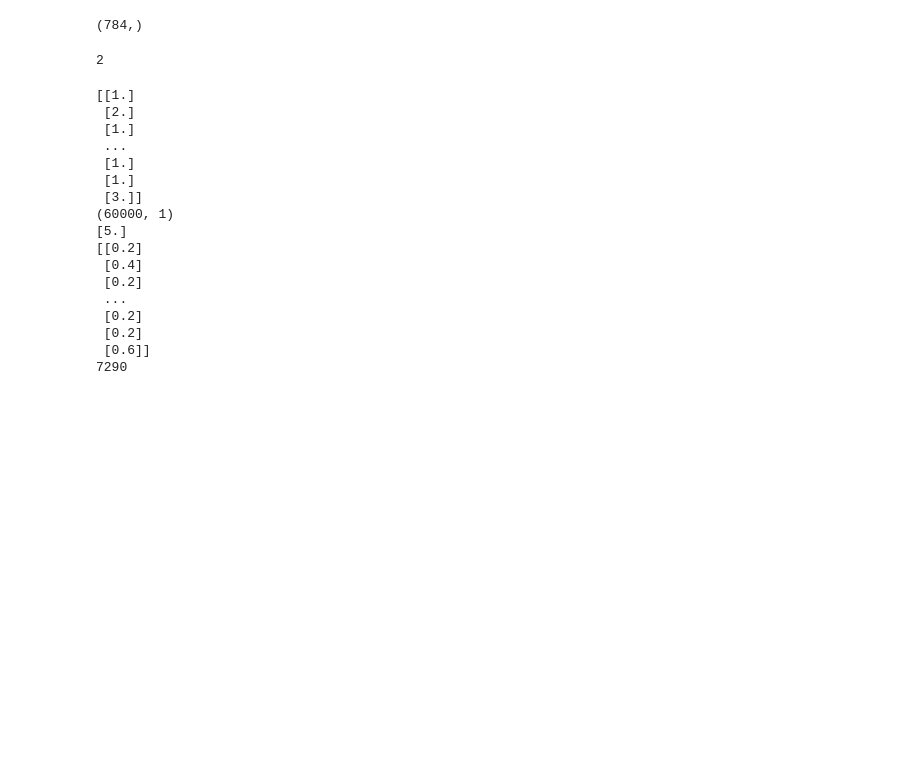
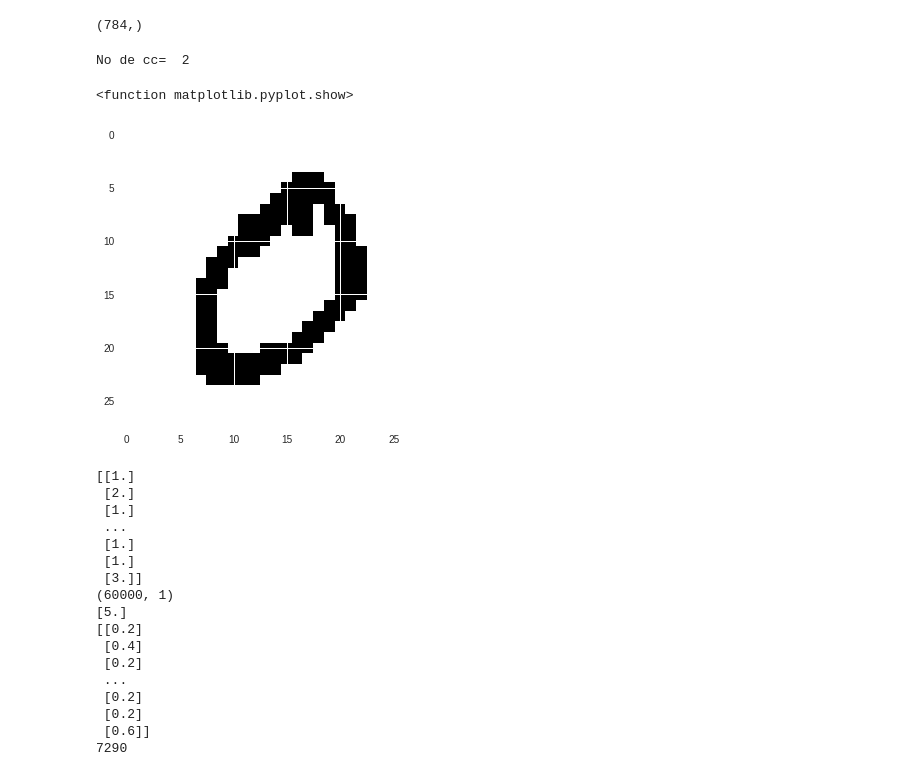
Before and after one commit to rvalienter90/UCF, a Jupyter notebook: CAP-5610_MACHINE LEARNING/HW1/HW1.ipynb, the cells around one changed output. Drawn from its saved outputs; the diff is of its cells as text; code cells hidden in the pictures; blank space fills up the shorter version.

Commit message:
Created using Colaboratory, functions update

```diff
--- a/CAP-5610_MACHINE LEARNING/HW1/HW1.ipynb
+++ b/CAP-5610_MACHINE LEARNING/HW1/HW1.ipynb
@@ -697,10 +672,10 @@ plt.show()
 #Train
 train_images_b, train_labels_original, test_images_b, test_labels_original=load_data()
 Y=my_own_categorical(train_labels_original)
-Wi = {}
+Wi = np.zeros((train_images_b.shape[1],10))
 for i in range(10):
   print("Digit ", i)
-  Wi[i] = train_model_ce(train_images_b, Y[:,i].reshape(-1,1), 0.001, 40, 20)
+  Wi[:,i] = train_model_ce(train_images_b, Y[:,i].reshape(-1,1), 0.001, 64, 20).reshape(train_images_b.shape[1],)
 # %% [output]
 Digit  0
 train model ce
@@ -722,7 +697,15 @@ Epoch  19  Loss = 0.002017806186604064
 # %%
-#Evaluation
+
+#Evaluation independent
 for i in range (10):
-  Y_estimated = (forward_sigmoid(test_images_b, Wi[i])>0.5)
-  accuracy = np.sum((Y_estimated == (test_labels_original == i).reshape(-1,1)))/test_labels_original.shape[0]
+  Y_predicted = (forward_sigmoid(test_images_b, Wi[:,i].reshape(test_images_b.shape[1],-1))>0.6)
+  accuracy = np.sum((Y_predicted == (test_labels_original == i).reshape(-1,1)))/test_labels_original.shape[0]
   print ("Digit ", i, "Accuracy", accuracy)
+
+
+# Evaluation total
+predicted_labels_testw=np.argmax(forward_sigmoid(test_images_b,Wi),axis=1).astype('uint8')
+wrong_indices_test = [i for i in range(test_images_b.shape[0]) if predicted_labels_test[i] != test_labels_original[i]]
+acc_test=1.0 - len(wrong_indices_test) / test_images_b.shape[0]
+print("Test acc= ",acc_test)
 # %% [output]
@@ -749,13 +733,7 @@ m,n=train_images.shape
 train_images_b = np.c_[np.ones((m, 1)), train_images]
 
 
-train_labels_i=np.zeros((m,10))
-for i in range(0,9):
-
-  train_labels_i_temp=train_labels_original==i
-  train_labels_i_temp=train_labels_i_temp.astype('int')
-  train_labels_i[:,i]=train_labels_i_temp
-
+train_labels_i=my_own_categorical(train_labels_original)
 
 np.random.seed(42)
 initial_weight = np.random.randn(n+1,10)
@@ -806,7 +784,8 @@ o=np.ones((3,3))-np.arange(3)
 ii=np.eye(3)
 #print(ii)
 # %%
-
+train_labels_i=my_own_categorical(train_labels_original)
+initial_weight=np.zeros((train_images_b.shape[1],10))
 # number of epochs
 epochs = 20
 # learning rate
@@ -1152,35 +1189,40 @@ train_images[0].shape
 def Safe(r,c, i, j, visited,im):
   return (i >= 0 and i < r and
             j >= 0 and j < c and
             not visited[i][j] and im[i][j])
 def DFS(r,c,i, j, visited,im):
     rowNbr = [-1, -1, -1,  0, 0,  1, 1, 1];
     colNbr = [-1,  0,  1, -1, 1, -1, 0, 1];
 
     visited[i][j] = True
     for k in range(8):
         if Safe(r,c,i + rowNbr[k], j + colNbr[k], visited,im):
             DFS(r,c,i + rowNbr[k], j + colNbr[k], visited,im)
 
 def countCC(r,c,im):
 
     visited = [[False for j in range(c)]for i in range(r)]
     count = 0
     for i in range(r):
         for j in range(c):
             if visited[i][j] == False and im[i][j] ==1:
                 DFS(r,c,i, j, visited,im)
                 count += 1
 
     return count
 im=1-train_images[1].reshape(( 28 ,28))
 row = len(im)
 col = len(im[0])
 
 
-countCC(row,col,1-train_images_b[1].reshape(( 28 ,28)))
+n_cc= countCC(row,col,1-train_images_b[1].reshape(( 28 ,28)))
+print("No de cc= ",n_cc)
+plt.imshow(train_images_b[1].reshape((28,28)))
+plt.show
 # %% [output]
-2
+No de cc=  2
+<function matplotlib.pyplot.show>
+[figure, added]
 # %%
 m,n=train_images_b.shape
 new_feature_w_region=np.zeros((m,1))
```
Also changed, not shown: parts of 40 cells of this notebook.
